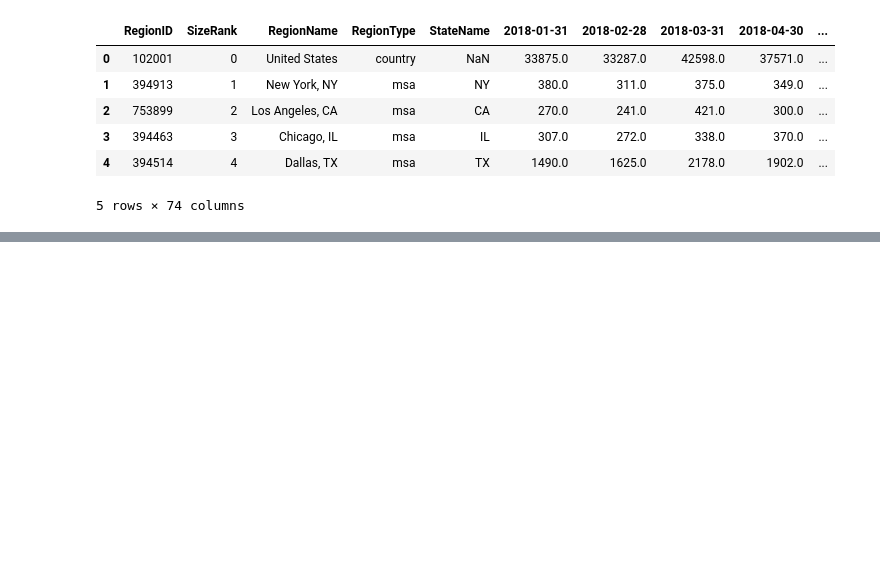
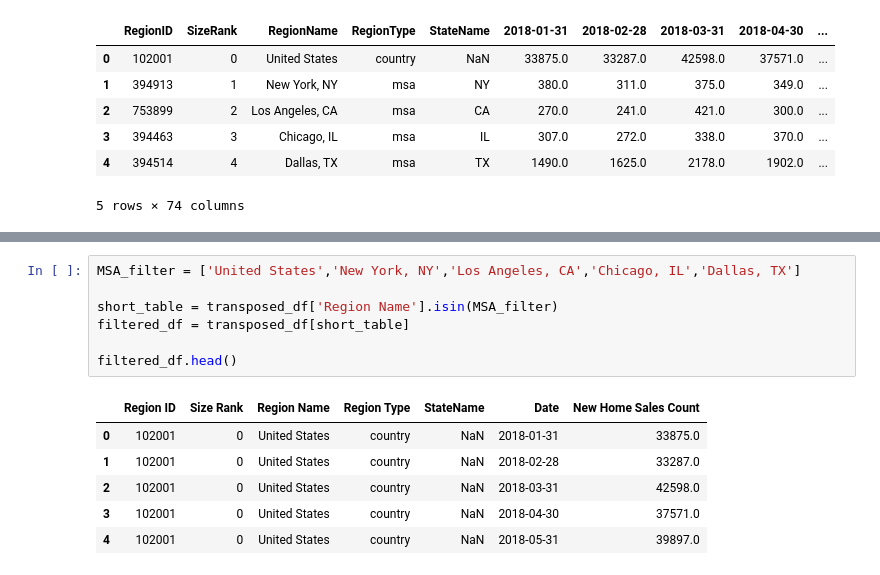
Before and after one commit to oking650/Zillow_Market_Research, a Jupyter notebook: Sales_count_cleanup.ipynb, the cells around one changed output, grey strips where cells are left out. Cells and saved outputs as stored; diff of their text form; blank space fills up the shorter version.

```diff
--- a/Sales_count_cleanup.ipynb
+++ b/Sales_count_cleanup.ipynb
@@ -72,3 +73,17 @@ transposed_df
 | 13246 | 394954 | 601 | Pahrump, NV | msa | NV | 2023-08-31 | 6.0 |
 | 13247 | 394954 | 601 | Pahrump, NV | msa | NV | 2023-09-30 | 13.0 |
 13248 rows × 7 columns
+# %%
+MSA_filter = ['United States','New York, NY','Los Angeles, CA','Chicago, IL','Dallas, TX']
+
+short_table = transposed_df['Region Name'].isin(MSA_filter)
+filtered_df = transposed_df[short_table]
+
+filtered_df.head()
+# %% [output]
+|  | Region ID | Size Rank | Region Name | Region Type | StateName | Date | New Home Sales Count |
+| 0 | 102001 | 0 | United States | country | NaN | 2018-01-31 | 33875.0 |
+| 1 | 102001 | 0 | United States | country | NaN | 2018-02-28 | 33287.0 |
+| 2 | 102001 | 0 | United States | country | NaN | 2018-03-31 | 42598.0 |
+| 3 | 102001 | 0 | United States | country | NaN | 2018-04-30 | 37571.0 |
+| 4 | 102001 | 0 | United States | country | NaN | 2018-05-31 | 39897.0 |
```
Also changed, not shown: parts of 5 cells of this notebook.
